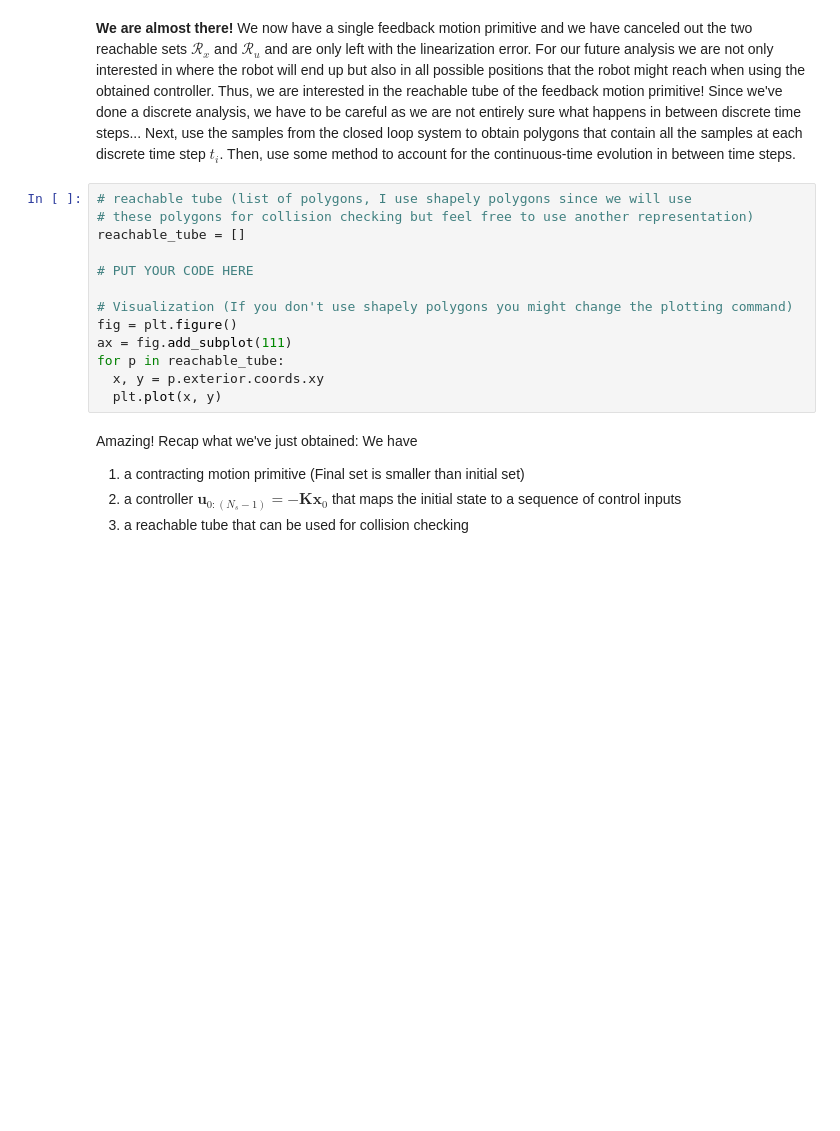
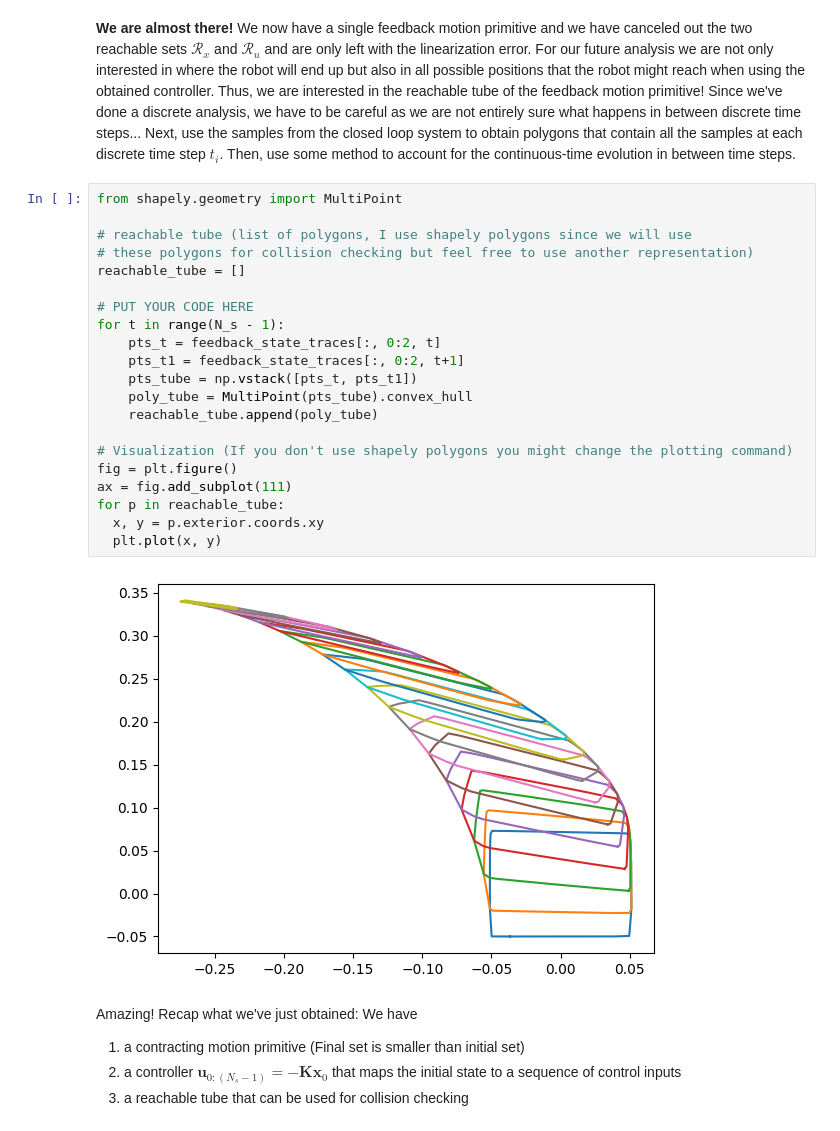
Before and after one commit to Dankzell/DD2416_labs, a Jupyter notebook: tut2_optimization.ipynb, the cells around one changed output. Saved outputs shown, nothing was run; the diff lists cells and outputs as text; blank space fills up the shorter version.

```diff
--- a/tut2_optimization.ipynb
+++ b/tut2_optimization.ipynb
@@ -971,18 +952,28 @@ u_t: [[0.30490785 0.75595252]]
 # %% [markdown]
 **We are almost there!** We now have a single feedback motion primitive and we have canceled out the two reachable sets $\mathcal{R}_x$ and $\mathcal{R}_u$ and are only left with the linearization error. For our future analysis we are not only interested in where the robot will end up but also in all possible positions that the robot might reach when using the obtained controller. Thus, we are interested in the reachable tube of the feedback motion primitive! Since we've done a discrete analysis, we have to be careful as we are not entirely sure what happens in between discrete time steps... Next, use the samples from the closed loop system to obtain polygons that contain all the samples at each discrete time step $t_i$. Then, use some method to account for the continuous-time evolution in between time steps.
 # %%
+from shapely.geometry import MultiPoint
+
 # reachable tube (list of polygons, I use shapely polygons since we will use
 # these polygons for collision checking but feel free to use another representation)
 reachable_tube = []
 
 # PUT YOUR CODE HERE
+for t in range(N_s - 1):
+    pts_t = feedback_state_traces[:, 0:2, t]
+    pts_t1 = feedback_state_traces[:, 0:2, t+1]
+    pts_tube = np.vstack([pts_t, pts_t1])
+    poly_tube = MultiPoint(pts_tube).convex_hull
+    reachable_tube.append(poly_tube)
 
 # Visualization (If you don't use shapely polygons you might change the plotting command)
 fig = plt.figure()
 ax = fig.add_subplot(111)
 for p in reachable_tube:
   x, y = p.exterior.coords.xy
   plt.plot(x, y)
+# %% [output]
+[figure, added]
 # %% [markdown]
 Amazing! Recap what we've just obtained: We have
 
```
Also changed, not shown: parts of 6 cells of this notebook.
